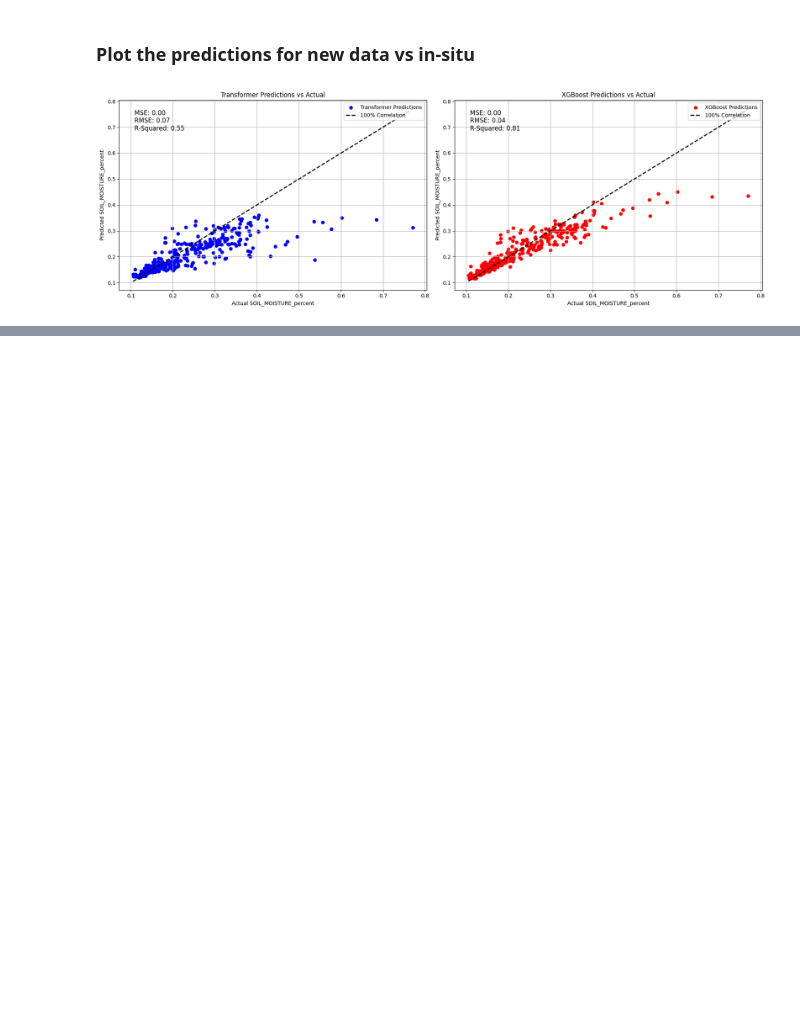
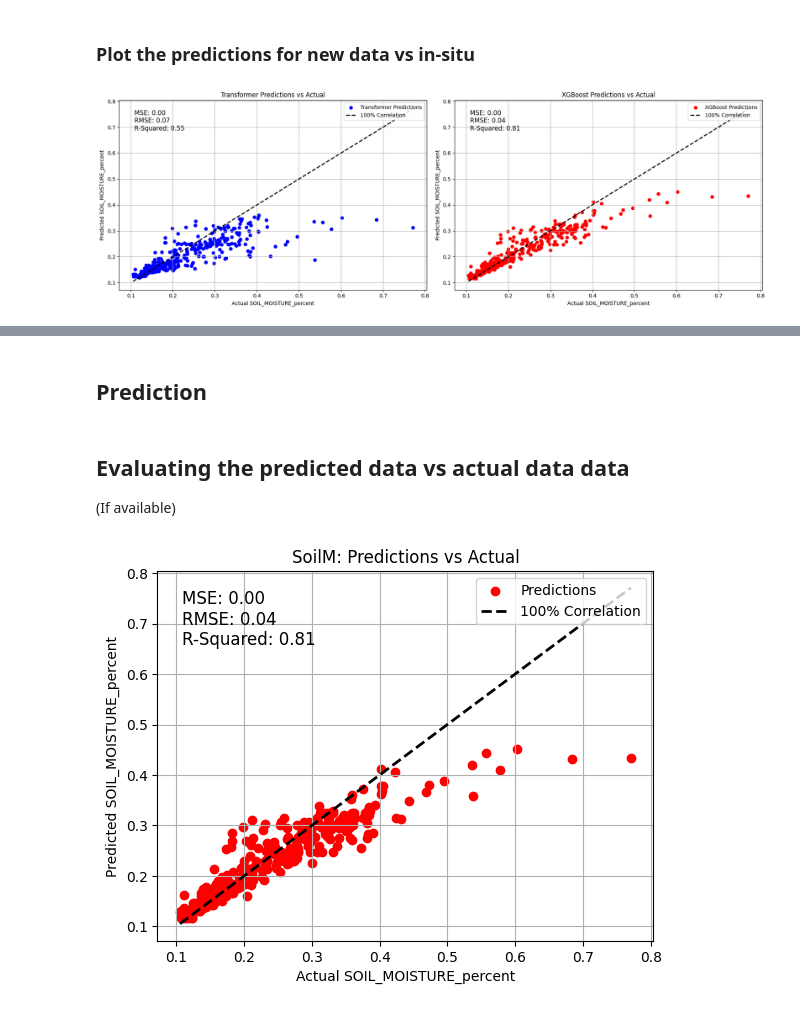
Before and after one commit to top-data/Soil_moisture, a Jupyter notebook: sm_cosmoz_inputs.ipynb, the cells around one changed output, grey strips where cells are left out. Cells and saved outputs as stored; diff of their text form; code cells hidden in the pictures; blank space fills up the shorter version.

```diff
--- a/sm_cosmoz_inputs.ipynb
+++ b/sm_cosmoz_inputs.ipynb
@@ -759,0 +771,2 @@ plt.show()
+# %% [markdown]
+## Prediction
@@ -759,0 +796,43 @@ plt.show()
+# %% [markdown]
+## Evaluating the predicted data vs actual data data
+(If available)
+# %%
+# loading in-situ data (cosmoz stations)
+cosmoz_data = pd.read_csv(f"/content/drive/MyDrive/SoilMoisture/station11_level4_1y.csv")
+cosmoz_data = cosmoz_data.rename(columns={'UTC_TIMESTAMP': 'date'})
+cosmoz_data['date'] = pd.to_datetime(cosmoz_data['date'])
+cosmoz_data.set_index('date', inplace=True)
+
+# Resample cosmoz data to daily and average values
+cosmoz_data_daily = cosmoz_data.resample('D').mean()/100
+
+# Merge the two dataframes on 'date'
+merged_df_new = pd.merge(smap_df_daily_new, cosmoz_data_daily, on='date', how='inner')
+
+merged_df_new.dropna(subset=['SOIL_MOISTURE_percent'], inplace=True)
+# %%
+import numpy as np
+
+# evaluation plot for new data
+y_test = merged_df_new['SOIL_MOISTURE_percent']
+predictions_new = merged_df_new['predicted_soilM']
+
+# Calculate MSE, RMSE, and R-Squared for each model
+new_mse = mean_squared_error(y_test, predictions_new)
+new_rmse = np.sqrt(new_mse)
+new_r2 = r2_score(y_test, predictions_new)
+
+# Plot scatter plots
+# plt.figure(figsize=(18, 6))
+plt.scatter(y_test, predictions_new, color='red', label='Predictions')
+plt.plot([y_test.min(), y_test.max()], [y_test.min(), y_test.max()], 'k--', lw=2, label='100% Correlation')
+plt.title('SoilM: Predictions vs Actual')
+plt.xlabel('Actual SOIL_MOISTURE_percent')
+plt.ylabel('Predicted SOIL_MOISTURE_percent')
+plt.text(0.05, 0.95, f'MSE: {new_mse:.2f}\nRMSE: {new_rmse:.2f}\nR-Squared: {new_r2:.2f}', transform=plt.gca().transAxes, fontsize=12, verticalalignment='top')
+plt.legend(loc='upper right')
+plt.grid(True)
+
+plt.show()
+# %% [output]
+[figure, added]
```
Also changed, not shown: parts of 15 cells of this notebook.
